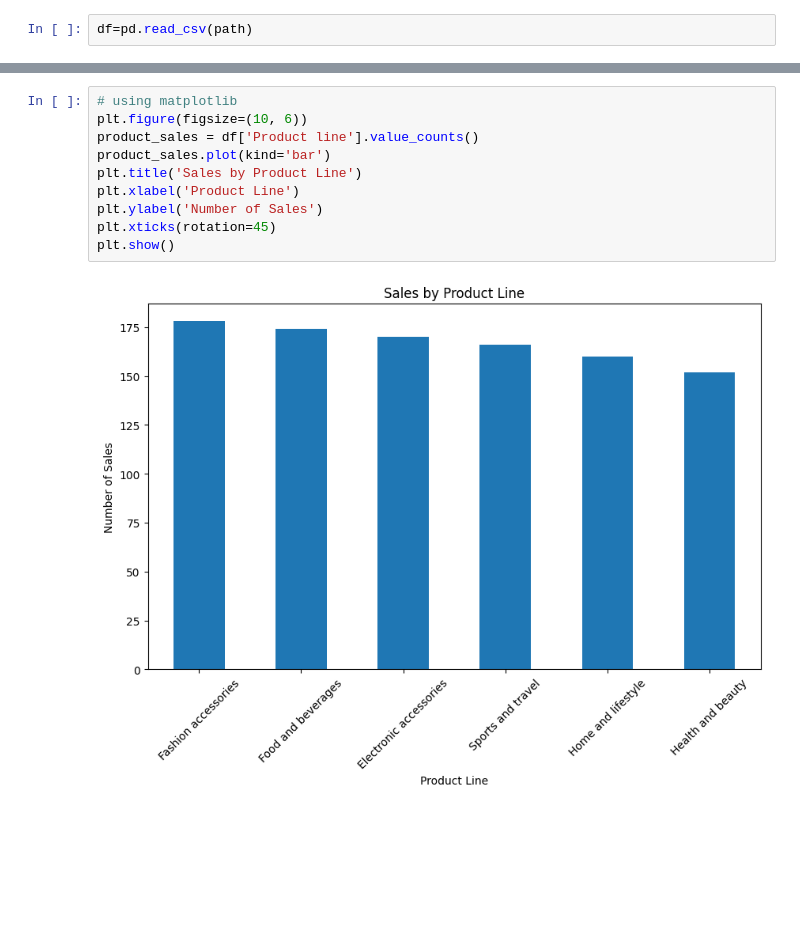
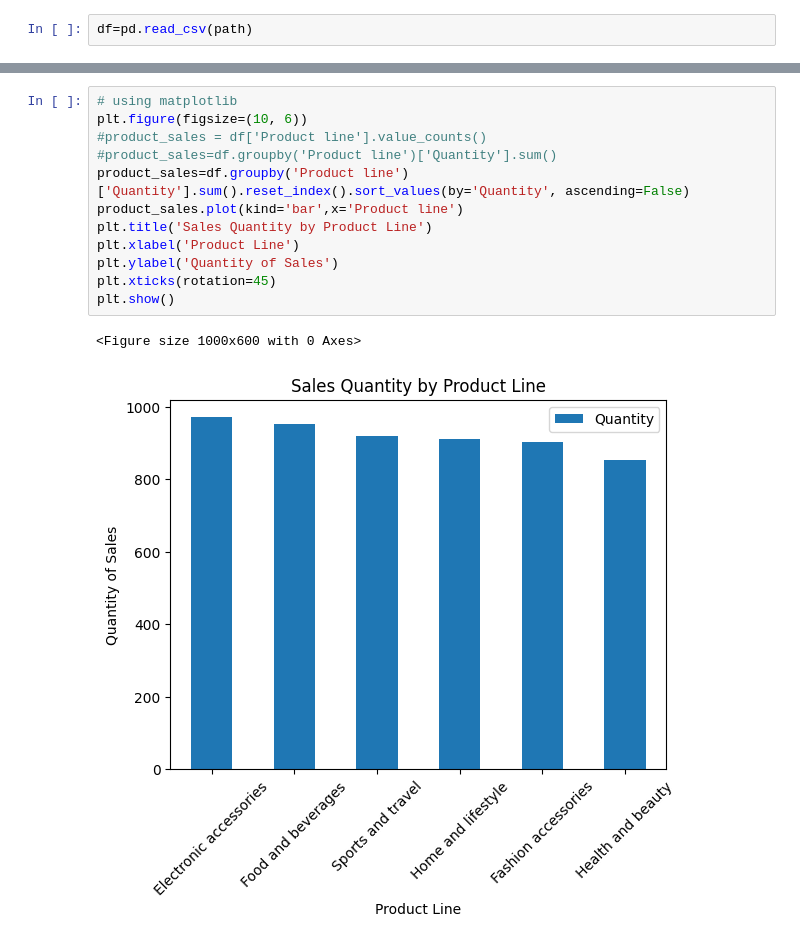
Before and after one commit to Chao-Meng/python-column-chart, a Jupyter notebook: Group7.ipynb, the cells around one changed output, grey strips where cells are left out. Cells and saved outputs as stored; diff of their text form; blank space fills up the shorter version.

```diff
--- a/Group7.ipynb
+++ b/Group7.ipynb
@@ -31,12 +136,15 @@ plt.show()
 # %%
 # using matplotlib
 plt.figure(figsize=(10, 6))
-product_sales = df['Product line'].value_counts()
-product_sales.plot(kind='bar')
-plt.title('Sales by Product Line')
+#product_sales = df['Product line'].value_counts()
+#product_sales=df.groupby('Product line')['Quantity'].sum()
+product_sales=df.groupby('Product line')['Quantity'].sum().reset_index().sort_values(by='Quantity', ascending=False)
+product_sales.plot(kind='bar',x='Product line')
+plt.title('Sales Quantity by Product Line')
 plt.xlabel('Product Line')
-plt.ylabel('Number of Sales')
+plt.ylabel('Quantity of Sales')
 plt.xticks(rotation=45)
 plt.show()
 # %% [output]
+<Figure size 1000x600 with 0 Axes>
-[figure, old version]
+[figure, new version]
```
Also changed, not shown: parts of 18 cells of this notebook.
